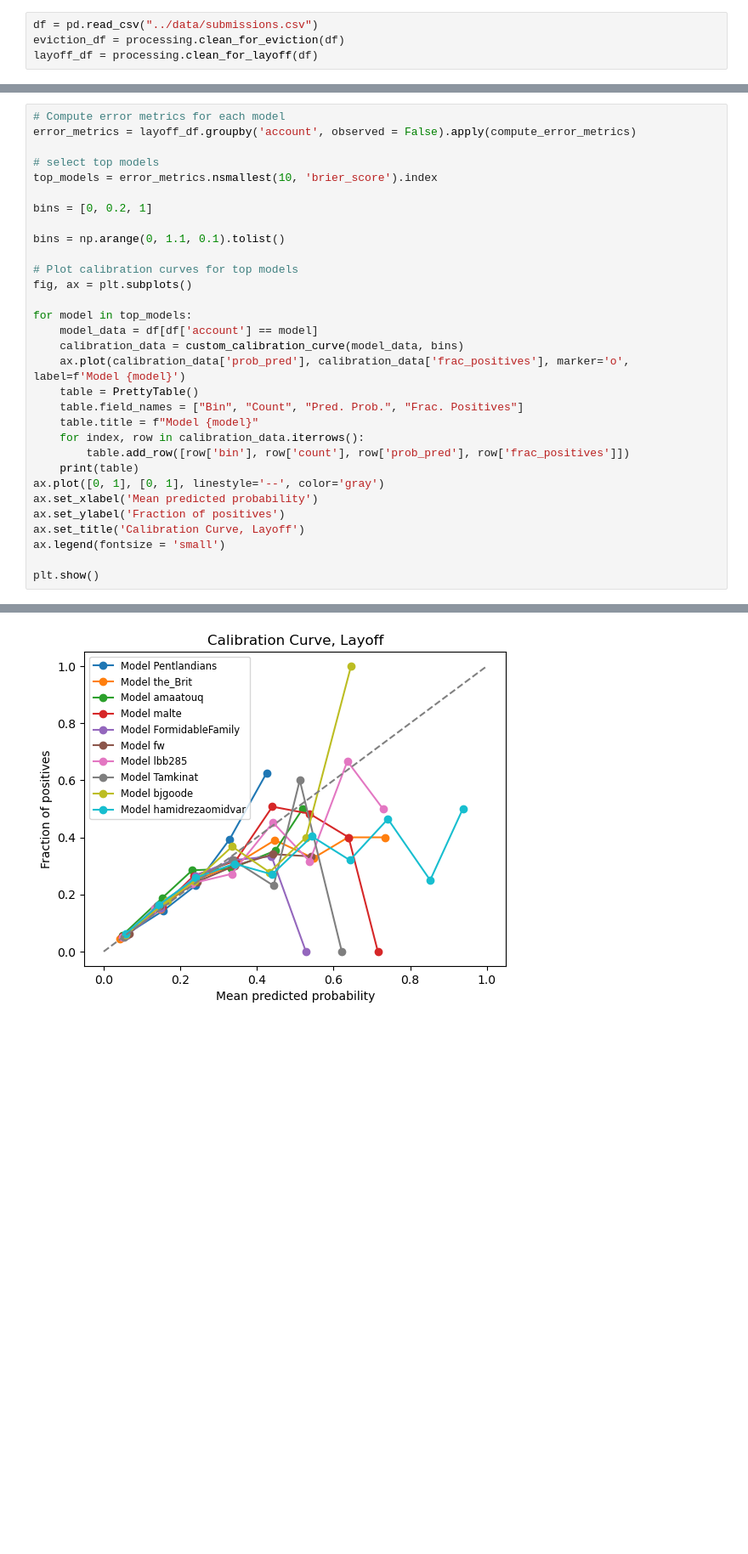
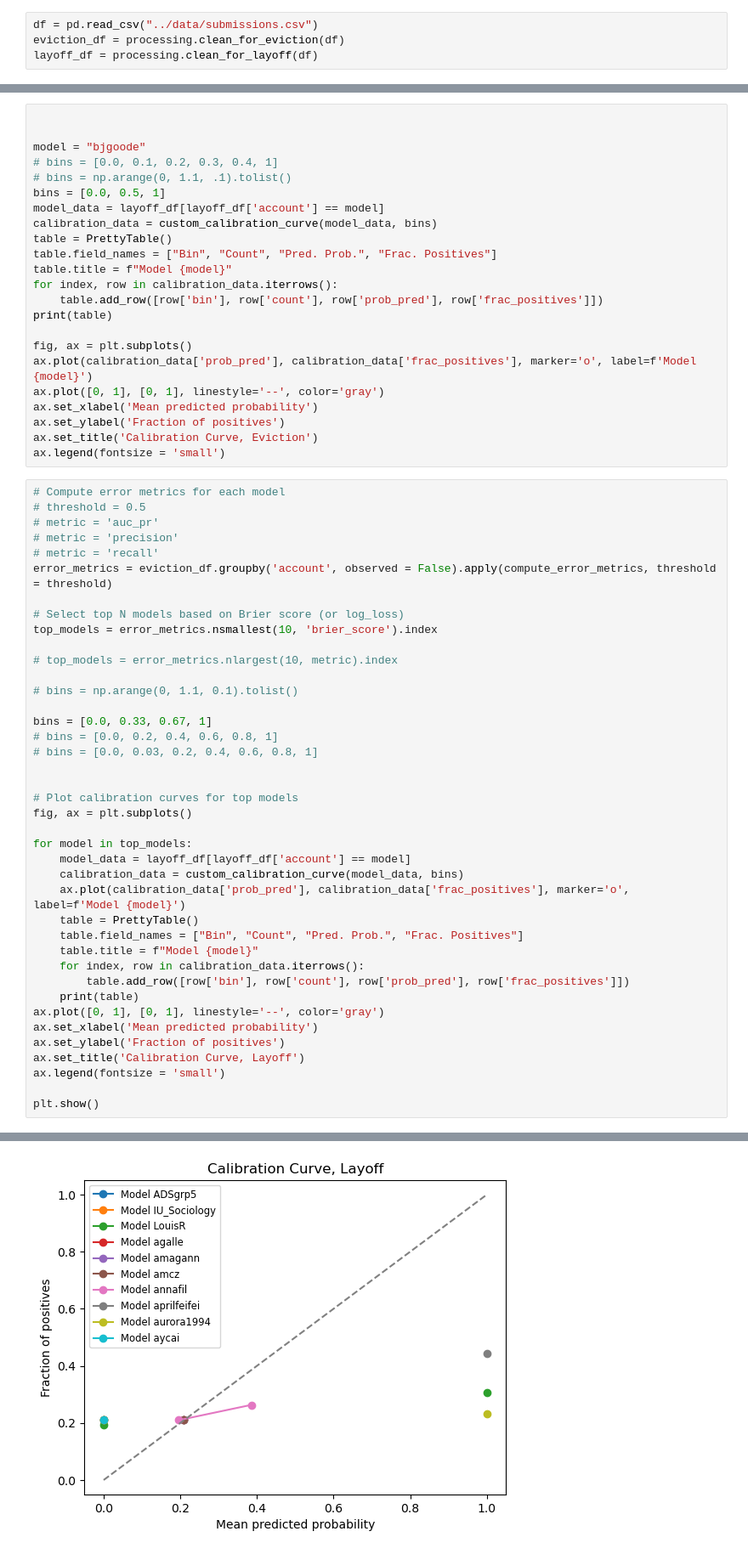
Before and after one commit to evan-wang-13/SOC555Final, a Jupyter notebook: notebooks/calibration.ipynb, the cells around one changed output, grey strips where cells are left out. Shown: that part at 85% size. Saved outputs shown, nothing was run; the diff lists cells and outputs as text; blank space fills up the shorter version.

Commit message:
calibration experiments

```diff
--- a/notebooks/calibration.ipynb
+++ b/notebooks/calibration.ipynb
@@ -78,19 +192,51 @@ SyntaxError: invalid syntax (528852455.py, line 10)
+# %%
+
+
+model = "bjgoode"
+# bins = [0.0, 0.1, 0.2, 0.3, 0.4, 1]
+# bins = np.arange(0, 1.1, .1).tolist()
+bins = [0.0, 0.5, 1]
+model_data = layoff_df[layoff_df['account'] == model]
+calibration_data = custom_calibration_curve(model_data, bins)
+table = PrettyTable()
+table.field_names = ["Bin", "Count", "Pred. Prob.", "Frac. Positives"]
+table.title = f"Model {model}"
+for index, row in calibration_data.iterrows():
+    table.add_row([row['bin'], row['count'], row['prob_pred'], row['frac_positives']])
+print(table)
+
+fig, ax = plt.subplots()
+ax.plot(calibration_data['prob_pred'], calibration_data['frac_positives'], marker='o', label=f'Model {model}')
+ax.plot([0, 1], [0, 1], linestyle='--', color='gray')
+ax.set_xlabel('Mean predicted probability')
+ax.set_ylabel('Fraction of positives')
+ax.set_title('Calibration Curve, Eviction')
+ax.legend(fontsize = 'small')
 # %%
 # Compute error metrics for each model
-error_metrics = layoff_df.groupby('account', observed = False).apply(compute_error_metrics)
+# threshold = 0.5
+# metric = 'auc_pr'
+# metric = 'precision'
+# metric = 'recall'
+error_metrics = eviction_df.groupby('account', observed = False).apply(compute_error_metrics, threshold = threshold)
 
-# select top models
+# Select top N models based on Brier score (or log_loss)
 top_models = error_metrics.nsmallest(10, 'brier_score').index
 
-bins = [0, 0.2, 1]
+# top_models = error_metrics.nlargest(10, metric).index
 
-bins = np.arange(0, 1.1, 0.1).tolist()
+# bins = np.arange(0, 1.1, 0.1).tolist()
+
+bins = [0.0, 0.33, 0.67, 1]
+# bins = [0.0, 0.2, 0.4, 0.6, 0.8, 1]
+# bins = [0.0, 0.03, 0.2, 0.4, 0.6, 0.8, 1]
+
 
 # Plot calibration curves for top models
 fig, ax = plt.subplots()
 
 for model in top_models:
-    model_data = df[df['account'] == model]
+    model_data = layoff_df[layoff_df['account'] == model]
     calibration_data = custom_calibration_curve(model_data, bins)
     ax.plot(calibration_data['prob_pred'], calibration_data['frac_positives'], marker='o', label=f'Model {model}')
     table = PrettyTable()
@@ -127 +273 @@ plt.show()
-[figure, old version]
+[figure, new version]
```
Also changed, not shown: parts of 9 cells of this notebook.
